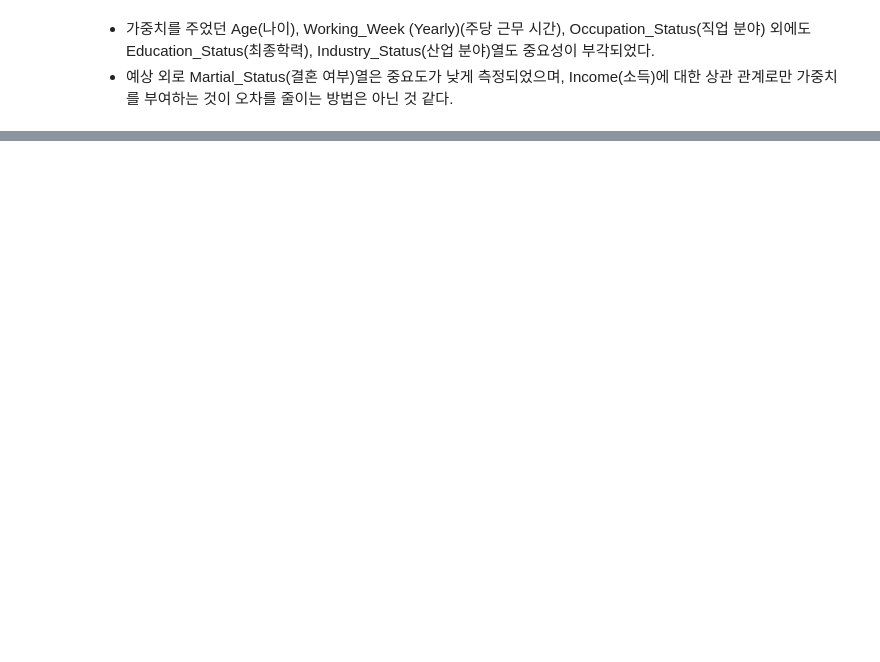
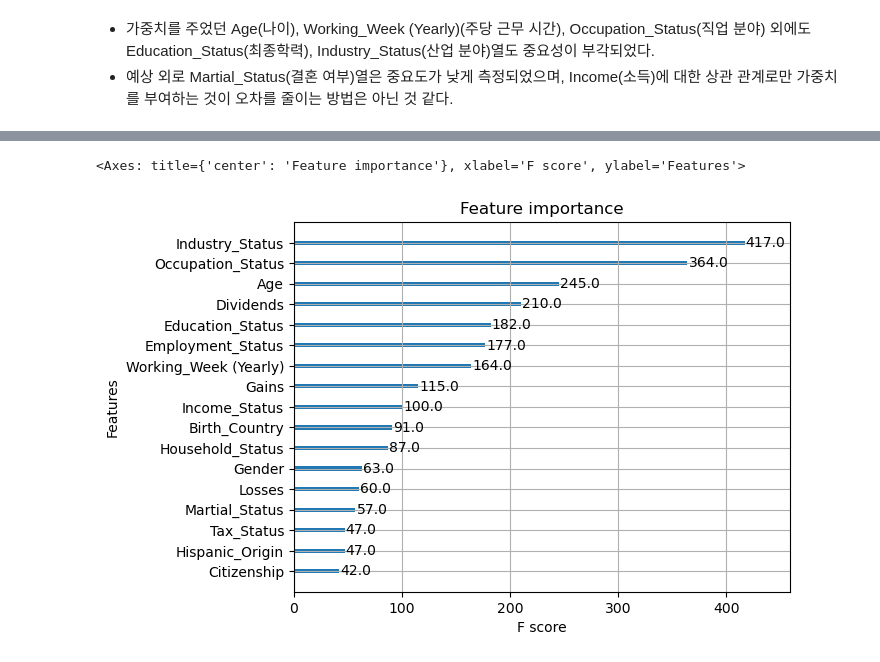
Before and after one commit to madcoww/Income-Predict, a Jupyter notebook: IncomePre.ipynb, the cells around one changed output, grey strips where cells are left out. Cells and saved outputs as stored; diff of their text form; code cells hidden in the pictures; blank space fills up the shorter version.

```diff
--- a/IncomePre.ipynb
+++ b/IncomePre.ipynb
@@ -447,0 +452,27 @@ submission1.to_csv('./onlyRF_Weight_filter_3_submission.csv', index=False)
+# %%
+train_2 = pd.read_csv('./train.csv')
+test_2 = pd.read_csv('./test.csv')
+
+train_2.drop(['ID'], axis=1, inplace=True)
+test_2.drop(['ID'], axis=1, inplace=True)
+
+from sklearn.preprocessing import LabelEncoder
+
+encoding_target = list(train_2.dtypes[train_2.dtypes == "object"].index)
+
+for i in encoding_target:
+    le = LabelEncoder()
+
+    # train과 test 데이터셋에서 해당 열의 모든 값을 문자열로 변환
+    train_2[i] = train_2[i].astype(str)
+    test_2[i] = test_2[i].astype(str)
+
+    le.fit(train_2[i])
+    train_2[i] = le.transform(train_2[i])
+
+    # test 데이터의 새로운 카테고리에 대해 le.classes_ 배열에 추가
+    for case in np.unique(test_2[i]):
+        if case not in le.classes_:
+            le.classes_ = np.append(le.classes_, case)
+
+    test_2[i] = le.transform(test_2[i])
@@ -447,0 +573,5 @@ submission1.to_csv('./onlyRF_Weight_filter_3_submission.csv', index=False)
+# %%
+xgb.plot_importance(best_xgb_model)
+# %% [output]
+<Axes: title={'center': 'Feature importance'}, xlabel='F score', ylabel='Features'>
+[figure, added]
```
Also changed, not shown: parts of 16 cells of this notebook.
